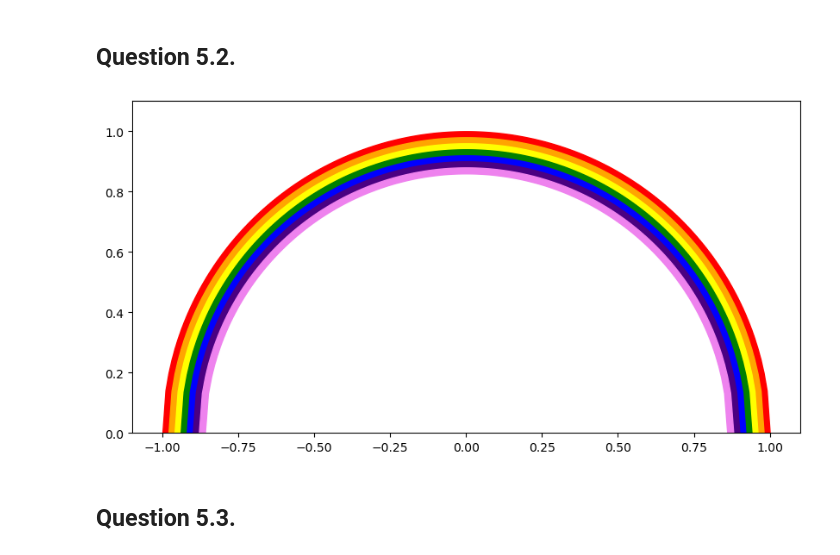
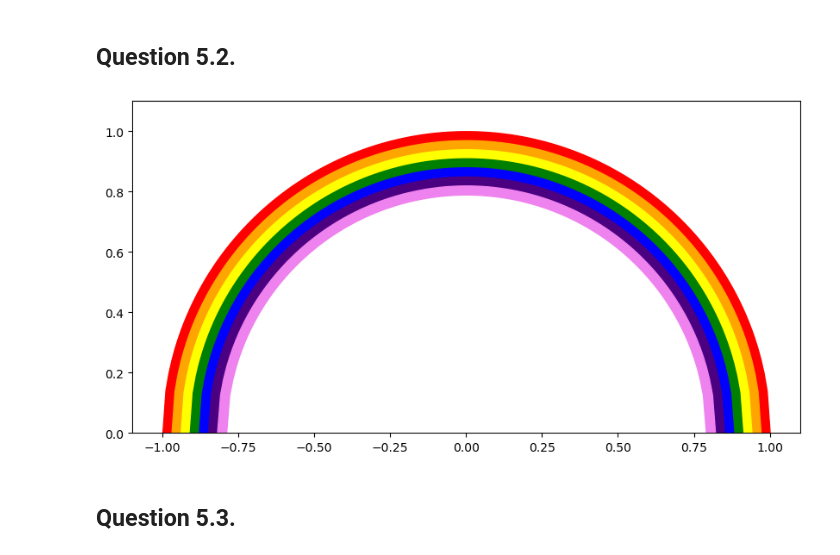
Before and after one commit to james-hughes1/mphildis-coursework, a Jupyter notebook: research-computing/Examples1.ipynb, the cells around one changed output. Drawn from its saved outputs; the diff is of its cells as text; code cells hidden in the pictures.

```diff
--- a/research-computing/Examples1.ipynb
+++ b/research-computing/Examples1.ipynb
@@ -198,15 +214,18 @@ def arc_length_2(width, x):
     y[np.abs(x) < width] = np.sqrt(width**2 - x[np.abs(x) < width]**2)
     return y
 # %%
-x_plot = np.linspace(-1,1,201)
-fig = plt.figure(figsize=(10,5))
-ax = plt.axes()
-for idx, colour in enumerate(["red", "orange", "yellow", "green", "blue", "indigo", "violet"]):
-    ax.fill_between(x_plot, arc_length_2(1 - idx*0.02, x_plot), arc_length_2(0.98 - idx*0.02, x_plot), color=colour)
-ax.set(ylim=(0,1.1))
-plt.show()
+def plot_rainbow(thickness):
+    x_plot = np.linspace(-1,1,201)
+    fig = plt.figure(figsize=(10,5))
+    ax = plt.axes()
+    for idx, colour in enumerate(["red", "orange", "yellow", "green", "blue", "indigo", "violet"]):
+        ax.fill_between(x_plot, arc_length_2(1 - idx*thickness, x_plot), arc_length_2(1 - thickness - idx*thickness, x_plot), color=colour)
+    ax.set(ylim=(0,1.1))
+    plt.show()
-# %% [output]
-[figure, removed]
+# %%
+plot_rainbow(0.03)
+# %% [output]
+[figure, added]
 # %% [markdown]
 ## Question 5.3.
 # %%
```
Also changed, not shown: parts of 12 cells of this notebook, 1 other file.
